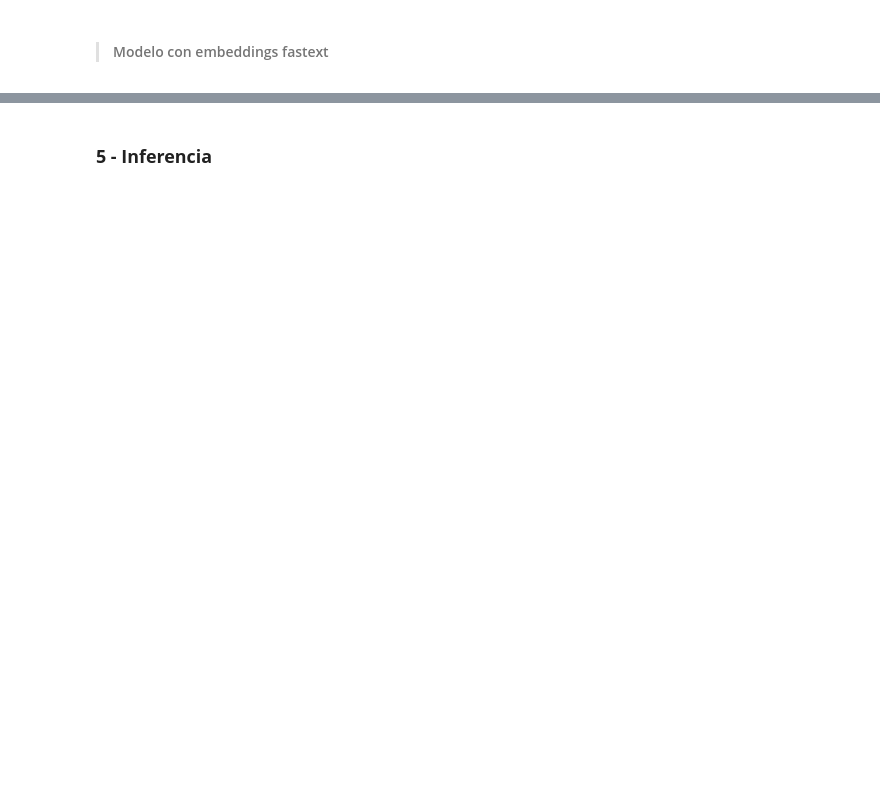
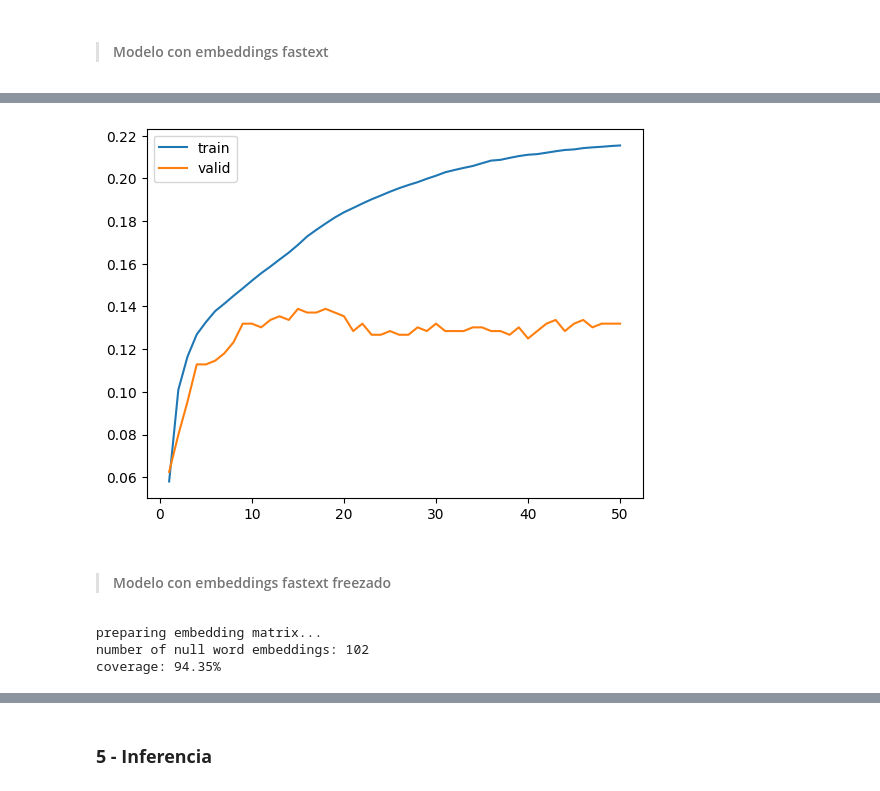
Before and after one commit to lucasargento/nlp_1_dnlp, a Jupyter notebook: tps_desafios/Desafio_4_Lucas_Argento.ipynb, the cells around one changed output, grey strips where cells are left out. Cells and saved outputs as stored; diff of their text form; code cells hidden in the pictures; blank space fills up the shorter version.

```diff
--- a/tps_desafios/Desafio_4_Lucas_Argento.ipynb
+++ b/tps_desafios/Desafio_4_Lucas_Argento.ipynb
@@ -343,3 +343,15 @@ else:
     print("Los embeddings gloveembedding.pkl ya están descargados")
 # %% [output]
 Los embeddings gloveembedding.pkl ya están descargados
+# %%
+import os
+import gdown
+
+if not os.path.exists("cc.en.300.vec"):
+    print("Descargando embeddings FastText (puede tardar bastante, ~1.4GB)...")
+    url = "https://dl.fbaipublicfiles.com/fasttext/vectors-crawl/cc.en.300.vec.gz"
+    output = "cc.en.300.vec.gz"
+    gdown.download(url, output, quiet=False)
+    os.system("gunzip cc.en.300.vec.gz")
+else:
+    print("El archivo cc.en.300.vec ya está descargado.")
@@ -793,0 +850,24 @@ AssertionError: Words embedding not available
+# %%
+encoder = Encoder(VOCAB_SIZE, embedding_matrix, PAD_TOKEN, train_embeddings=True)
+decoder = Decoder(VOCAB_SIZE, embedding_matrix, PAD_TOKEN,  train_embeddings=True)
+model_ft_embeddings = Seq2Seq(encoder, decoder).to(device)
+
+criterion = nn.CrossEntropyLoss(ignore_index=PAD_TOKEN)
+optimizer = torch.optim.Adam(model_ft_embeddings.parameters(), lr=0.001)
+
+print("✅ Modelo, optimizer y criterion inicializados correctamente")
+
+history3 = train(
+    model_ft_embeddings,
+    train_loader,
+    valid_loader,
+    optimizer,
+    criterion,
+    epochs=50
+)
+
+epoch_count = range(1, len(history3['accuracy']) + 1)
+sns.lineplot(x=epoch_count,  y=history3['accuracy'], label='train')
+sns.lineplot(x=epoch_count,  y=history3['val_accuracy'], label='valid')
+plt.show()
+# %% [output]
@@ -794,3 +891,43 @@ AssertionError: Words embedding not available
+[figure, added]
+# %% [markdown]
+> #### Modelo con embeddings fastext freezado
+# %%
+model_embeddings = FasttextEmbeddings()
+
+print("preparing embedding matrix...")
+embed_dim = model_embeddings.N_FEATURES
+words_not_found = []
+
+special_tokens = ["<pad>", "<unk>", "<sos>", "<eos>"]
+for t in special_tokens:
+    if t not in word2idx_inputs:
+        word2idx_inputs[t] = len(word2idx_inputs) + 1
+
+nb_words = len(word2idx_inputs)
+embedding_matrix = np.zeros((nb_words + 1, embed_dim))
+
+for word, i in word2idx_inputs.items():
+    if i >= nb_words:
+        continue
+
+    emb_vec = model_embeddings.get_words_embeddings([word])
+    if emb_vec is not None and len(emb_vec) > 0:
+        embedding_matrix[i] = emb_vec[0]
+    else:
+        words_not_found.append(word)
+        embedding_matrix[i] = np.random.normal(scale=0.6, size=(embed_dim,))
+
+# asignar tokens especiales explícitamente
+embedding_matrix[word2idx_inputs["<pad>"]] = np.zeros((embed_dim,))
+for tok in ["<unk>", "<sos>", "<eos>"]:
+    embedding_matrix[word2idx_inputs[tok]] = np.random.normal(scale=0.6, size=(embed_dim,))
+
+print(f"number of null word embeddings: {np.sum(np.sum(embedding_matrix, axis=1) == 0)}")
+print(f"coverage: {(1 - np.sum(np.sum(embedding_matrix, axis=1) == 0)/embedding_matrix.shape[0])*100:.2f}%")
+# %% [output]
+preparing embedding matrix...
+number of null word embeddings: 102
+coverage: 94.35%
 # %%
 encoder = Encoder(VOCAB_SIZE, embedding_matrix, PAD_TOKEN, train_embeddings=False)
 decoder = Decoder(VOCAB_SIZE, embedding_matrix, PAD_TOKEN,  train_embeddings=False)
```
Also changed, not shown: parts of 16 cells of this notebook.
